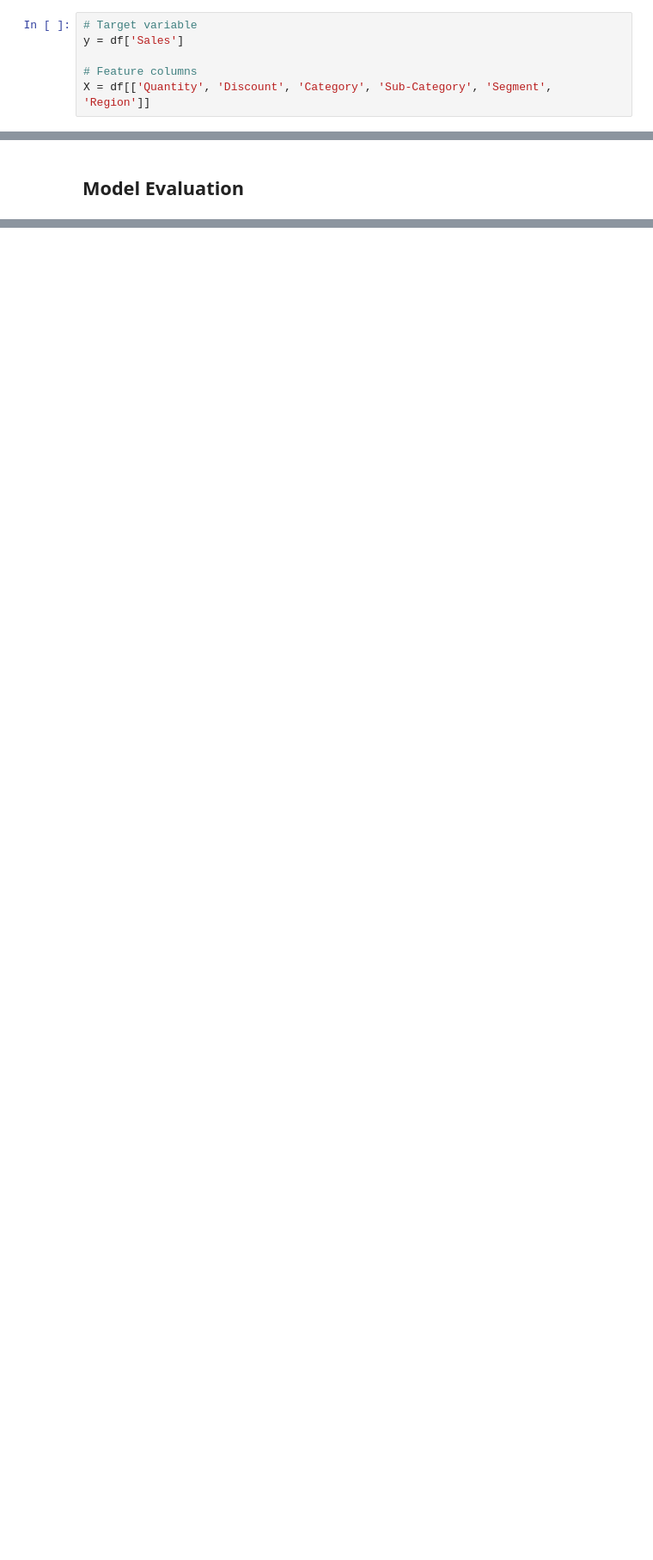
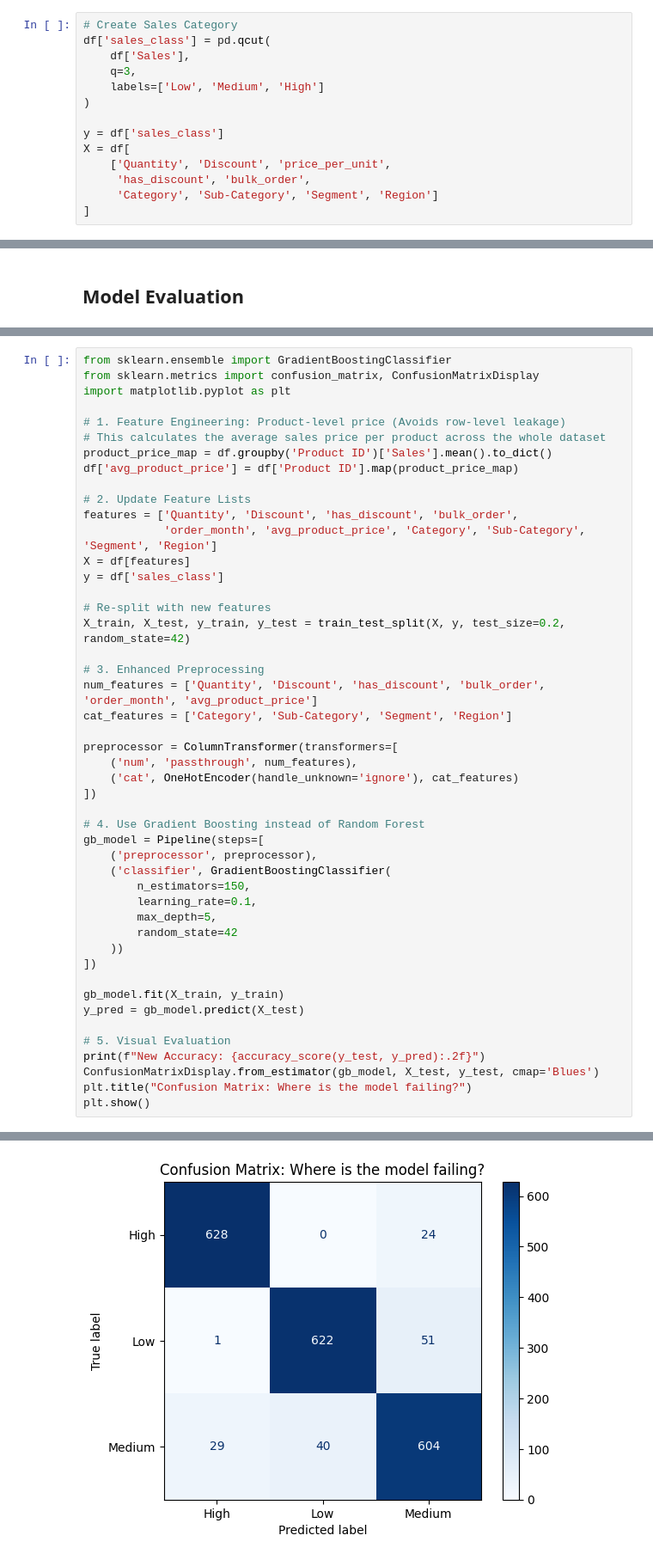
Before and after one commit to pnistha11/retailinsights360, a Jupyter notebook: RetailInsights360.ipynb, the cells around one changed output, grey strips where cells are left out. Shown at 86% size. Cells and saved outputs as stored; diff of their text form; blank space fills up the shorter version.

```diff
--- a/RetailInsights360.ipynb
+++ b/RetailInsights360.ipynb
@@ -352,9 +365,17 @@ df.shape
 # %%
-# Target variable
-y = df['Sales']
+# Create Sales Category
+df['sales_class'] = pd.qcut(
+    df['Sales'],
+    q=3,
+    labels=['Low', 'Medium', 'High']
+)
 
-# Feature columns
-X = df[['Quantity', 'Discount', 'Category', 'Sub-Category', 'Segment', 'Region']]
+y = df['sales_class']
+X = df[
+    ['Quantity', 'Discount', 'price_per_unit',
+     'has_discount', 'bulk_order',
+     'Category', 'Sub-Category', 'Segment', 'Region']
+]
 # %%
 from sklearn.preprocessing import OneHotEncoder
 from sklearn.compose import ColumnTransformer
@@ -494,0 +540,48 @@ plt.show()
+# %%
+from sklearn.ensemble import GradientBoostingClassifier
+from sklearn.metrics import confusion_matrix, ConfusionMatrixDisplay
+import matplotlib.pyplot as plt
+
+# 1. Feature Engineering: Product-level price (Avoids row-level leakage)
+# This calculates the average sales price per product across the whole dataset
+product_price_map = df.groupby('Product ID')['Sales'].mean().to_dict()
+df['avg_product_price'] = df['Product ID'].map(product_price_map)
+
+# 2. Update Feature Lists
+features = ['Quantity', 'Discount', 'has_discount', 'bulk_order',
+            'order_month', 'avg_product_price', 'Category', 'Sub-Category', 'Segment', 'Region']
+X = df[features]
+y = df['sales_class']
+
+# Re-split with new features
+X_train, X_test, y_train, y_test = train_test_split(X, y, test_size=0.2, random_state=42)
+
+# 3. Enhanced Preprocessing
+num_features = ['Quantity', 'Discount', 'has_discount', 'bulk_order', 'order_month', 'avg_product_price']
+cat_features = ['Category', 'Sub-Category', 'Segment', 'Region']
+
+preprocessor = ColumnTransformer(transformers=[
+    ('num', 'passthrough', num_features),
+    ('cat', OneHotEncoder(handle_unknown='ignore'), cat_features)
+])
+
+# 4. Use Gradient Boosting instead of Random Forest
+gb_model = Pipeline(steps=[
+    ('preprocessor', preprocessor),
+    ('classifier', GradientBoostingClassifier(
+        n_estimators=150,
+        learning_rate=0.1,
+        max_depth=5,
+        random_state=42
+    ))
+])
+
+gb_model.fit(X_train, y_train)
+y_pred = gb_model.predict(X_test)
+
+# 5. Visual Evaluation
+print(f"New Accuracy: {accuracy_score(y_test, y_pred):.2f}")
+ConfusionMatrixDisplay.from_estimator(gb_model, X_test, y_test, cmap='Blues')
+plt.title("Confusion Matrix: Where is the model failing?")
+plt.show()
+# %% [output]
@@ -494,0 +589 @@ plt.show()
+[figure, added]
```
Also changed, not shown: parts of 55 cells of this notebook.
